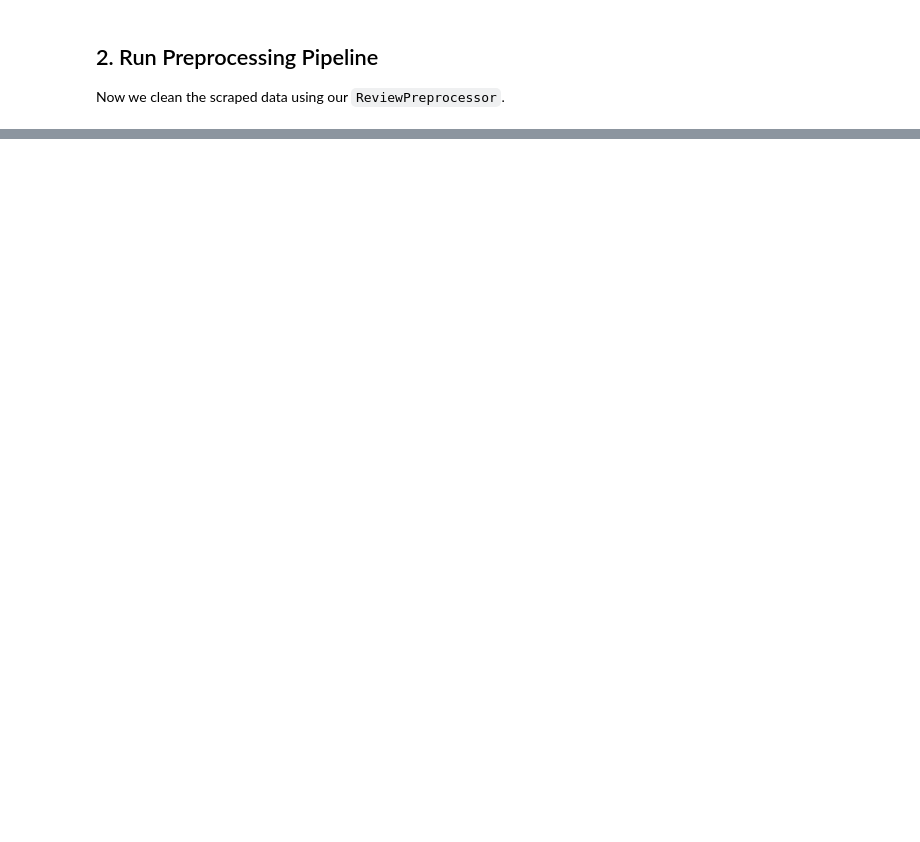
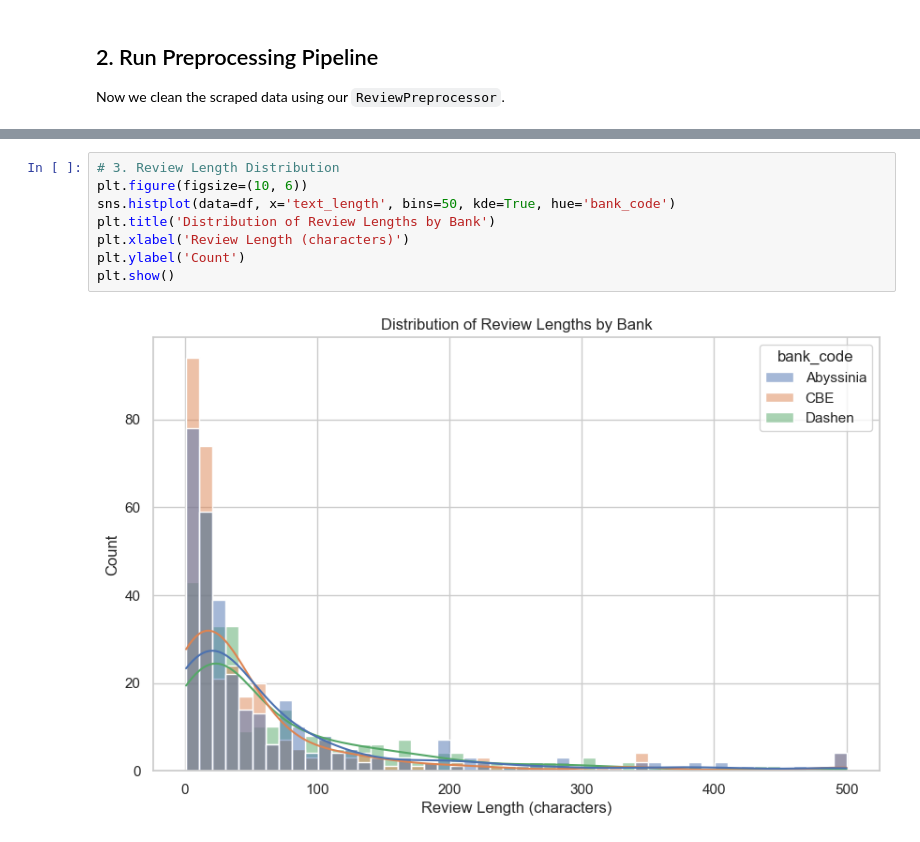
Before and after one commit to elbetel12/Week-2, a Jupyter notebook: notebooks/preprocessing_eda.ipynb, the cells around one changed output, grey strips where cells are left out. Drawn from its saved outputs; the diff is of its cells as text; blank space fills up the shorter version.

```diff
--- a/notebooks/preprocessing_eda.ipynb
+++ b/notebooks/preprocessing_eda.ipynb
@@ -128,0 +168,10 @@ Missing values:
+# %%
+# 3. Review Length Distribution
+plt.figure(figsize=(10, 6))
+sns.histplot(data=df, x='text_length', bins=50, kde=True, hue='bank_code')
+plt.title('Distribution of Review Lengths by Bank')
+plt.xlabel('Review Length (characters)')
+plt.ylabel('Count')
+plt.show()
+# %% [output]
+[figure, added]
```
Also changed, not shown: parts of 5 cells of this notebook, 2 other files.
